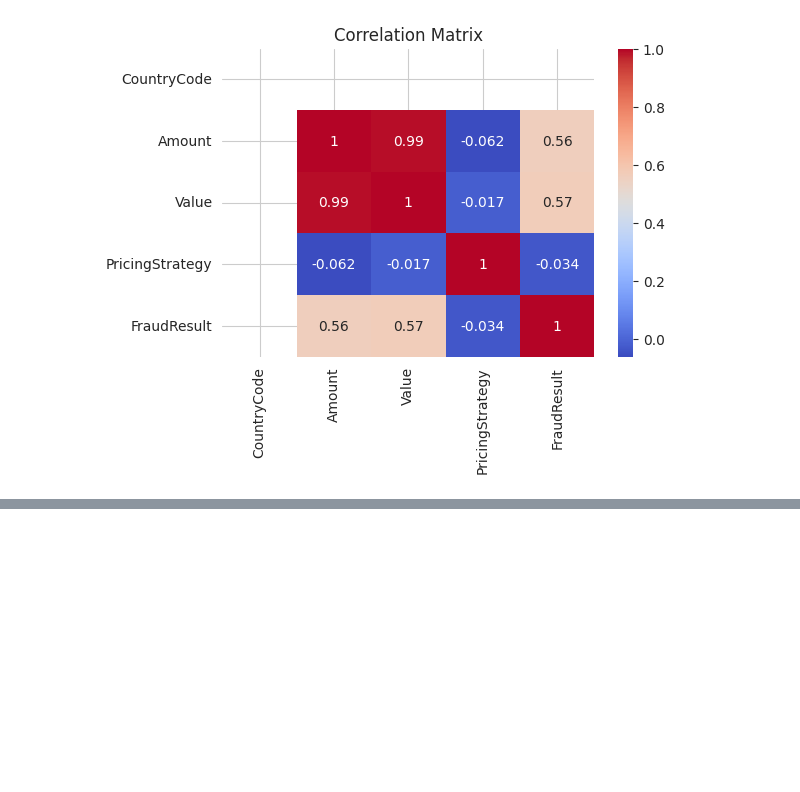
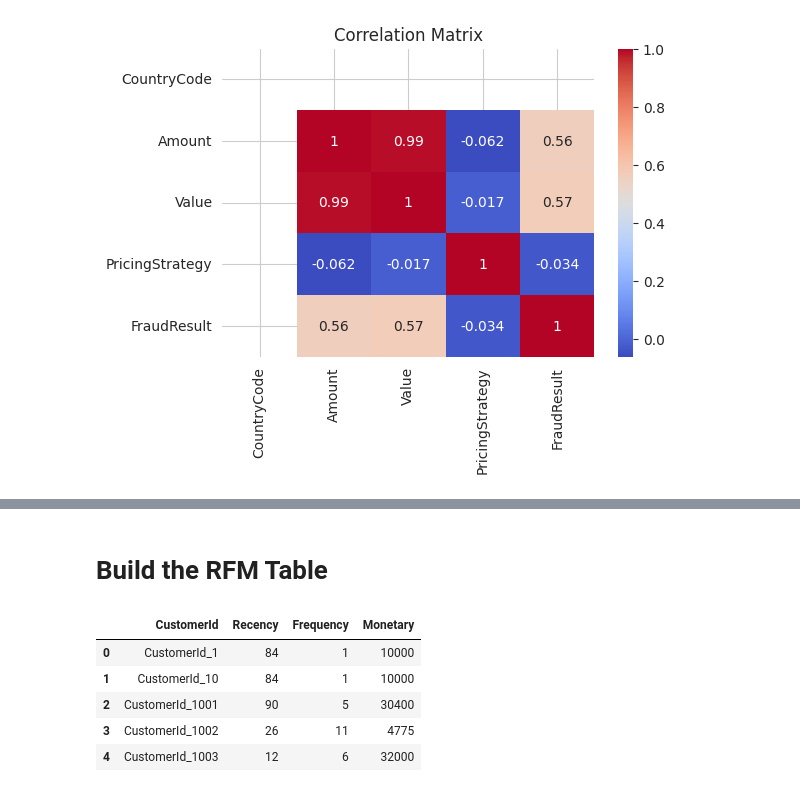
Before and after one commit to rahel-yab/Credit-Risk-Model, a Jupyter notebook: notebooks/eda.ipynb, the cells around one changed output, grey strips where cells are left out. Cells and saved outputs as stored; diff of their text form; code cells hidden in the pictures; blank space fills up the shorter version.

```diff
--- a/notebooks/eda.ipynb
+++ b/notebooks/eda.ipynb
@@ -121,0 +140,21 @@ plt.show()
+# %% [markdown]
+# Build the RFM Table
+# %%
+rfm = (
+    df.groupby("CustomerId")
+    .agg(
+        Recency=("TransactionStartTime", lambda x: (snapshot_date - x.max()).days),
+        Frequency=("TransactionId", "count"),
+        Monetary=("Value", "sum"),
+    )
+    .reset_index()
+)
+
+rfm.head()
+# %% [output]
+|  | CustomerId | Recency | Frequency | Monetary |
+| 0 | CustomerId_1 | 84 | 1 | 10000 |
+| 1 | CustomerId_10 | 84 | 1 | 10000 |
+| 2 | CustomerId_1001 | 90 | 5 | 30400 |
+| 3 | CustomerId_1002 | 26 | 11 | 4775 |
+| 4 | CustomerId_1003 | 12 | 6 | 32000 |
```
Also changed, not shown: parts of 11 cells of this notebook.
